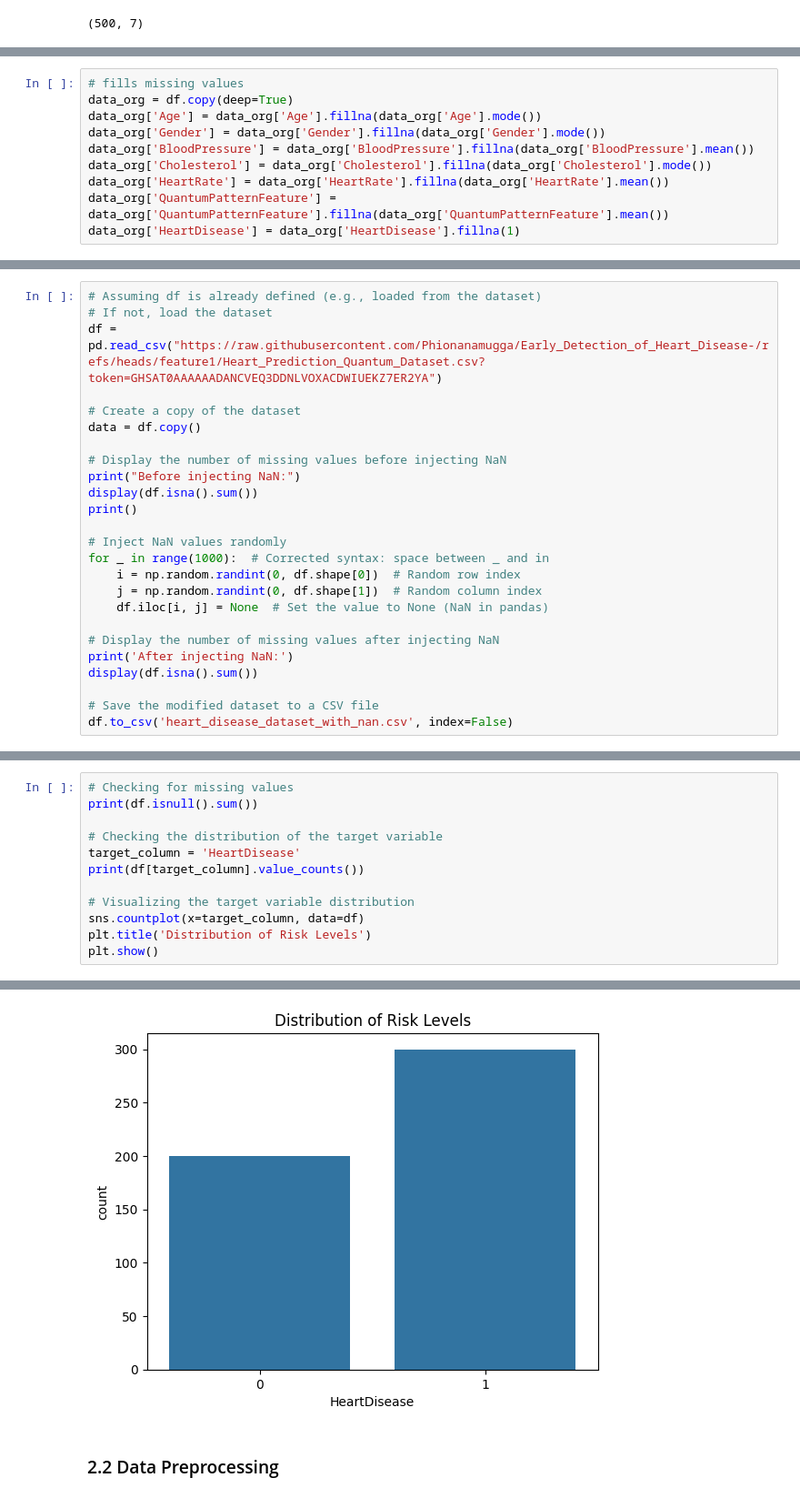
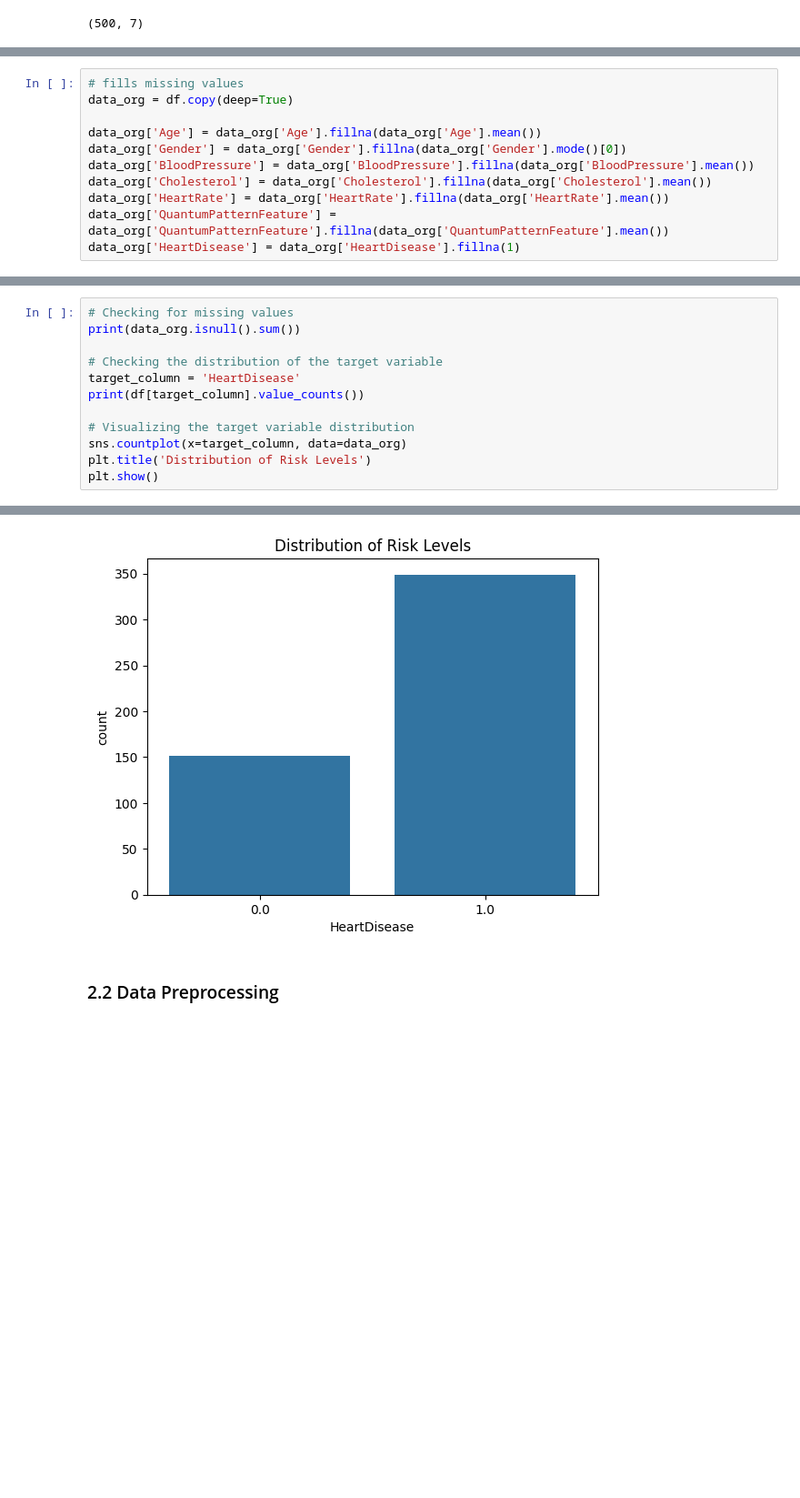
Before and after one commit to Phionanamugga/Early_Detection_of_Heart_Disease-, a Jupyter notebook: early_heart_disease_detection.ipynb, the cells around one changed output, grey strips where cells are left out. Shown at 91% size. Saved outputs shown, nothing was run; the diff lists cells and outputs as text; blank space fills up the shorter version.

```diff
--- a/early_heart_disease_detection.ipynb
+++ b/early_heart_disease_detection.ipynb
@@ -62,10 +72,11 @@ print(df.isna().sum().sum())
 # %%
 # fills missing values
 data_org = df.copy(deep=True)
-data_org['Age'] = data_org['Age'].fillna(data_org['Age'].mode())
-data_org['Gender'] = data_org['Gender'].fillna(data_org['Gender'].mode())
+
+data_org['Age'] = data_org['Age'].fillna(data_org['Age'].mean())
+data_org['Gender'] = data_org['Gender'].fillna(data_org['Gender'].mode()[0])
 data_org['BloodPressure'] = data_org['BloodPressure'].fillna(data_org['BloodPressure'].mean())
-data_org['Cholesterol'] = data_org['Cholesterol'].fillna(data_org['Cholesterol'].mode())
+data_org['Cholesterol'] = data_org['Cholesterol'].fillna(data_org['Cholesterol'].mean())
 data_org['HeartRate'] = data_org['HeartRate'].fillna(data_org['HeartRate'].mean())
 data_org['QuantumPatternFeature'] = data_org['QuantumPatternFeature'].fillna(data_org['QuantumPatternFeature'].mean())
 data_org['HeartDisease'] = data_org['HeartDisease'].fillna(1)
@@ -133,25 +123,0 @@ print(data_org.describe())
-# %%
-# Assuming df is already defined (e.g., loaded from the dataset)
-# If not, load the dataset
-df = pd.read_csv("https://raw.githubusercontent.com/Phionanamugga/Early_Detection_of_Heart_Disease-/refs/heads/feature1/Heart_Prediction_Quantum_Dataset.csv?token=GHSAT0AAAAAADANCVEQ3DDNLVOXACDWIUEKZ7ER2YA")
-
-# Create a copy of the dataset
-data = df.copy()
-
-# Display the number of missing values before injecting NaN
-print("Before injecting NaN:")
-display(df.isna().sum())
-print()
-
-# Inject NaN values randomly
-for _ in range(1000):  # Corrected syntax: space between _ and in
-    i = np.random.randint(0, df.shape[0])  # Random row index
-    j = np.random.randint(0, df.shape[1])  # Random column index
-    df.iloc[i, j] = None  # Set the value to None (NaN in pandas)
-
-# Display the number of missing values after injecting NaN
-print('After injecting NaN:')
-display(df.isna().sum())
-
-# Save the modified dataset to a CSV file
-df.to_csv('heart_disease_dataset_with_nan.csv', index=False)
@@ -226,14 +151,14 @@ print(mask)
 Name: Age, Length: 500, dtype: bool
 # %%
 # Checking for missing values
-print(df.isnull().sum())
+print(data_org.isnull().sum())
 
 # Checking the distribution of the target variable
 target_column = 'HeartDisease'
 print(df[target_column].value_counts())
 
 # Visualizing the target variable distribution
-sns.countplot(x=target_column, data=df)
+sns.countplot(x=target_column, data=data_org)
 plt.title('Distribution of Risk Levels')
 plt.show()
 # %% [output]
@@ -251,5 +176,5 @@ HeartDisease
 Name: count, dtype: int64
-[figure, old version]
+[figure, new version]
 # %% [markdown]
 ### 2.2 Data Preprocessing
 # %%
```
Also changed, not shown: parts of 31 cells of this notebook.
